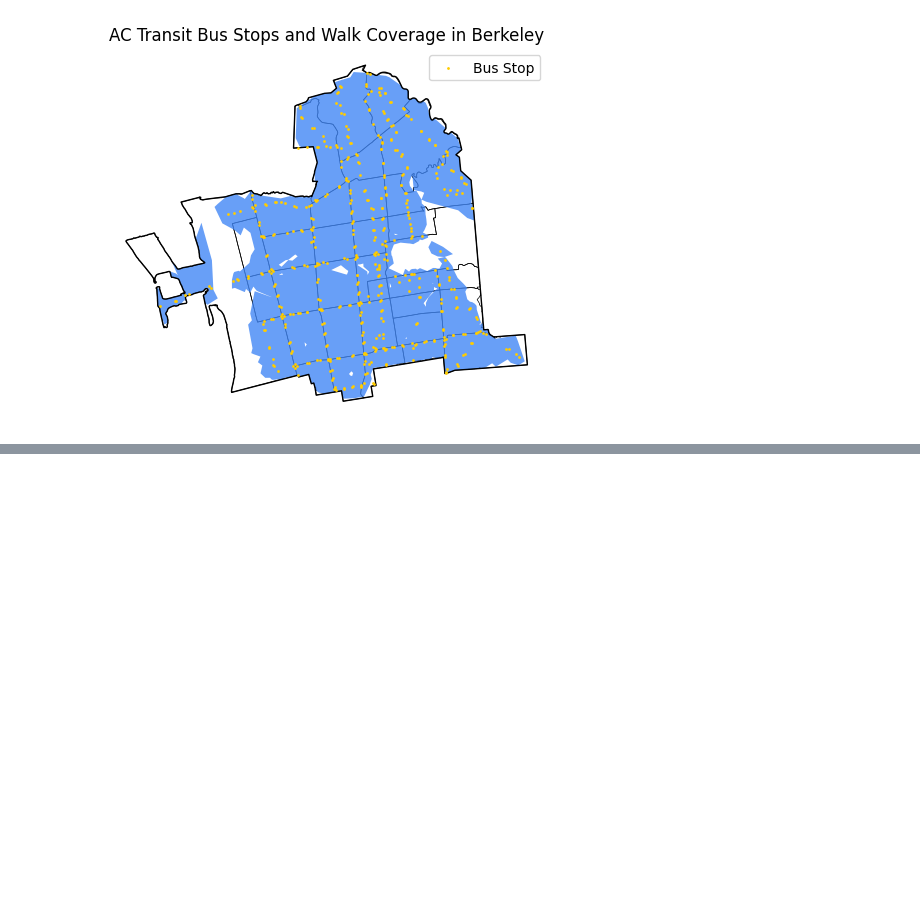
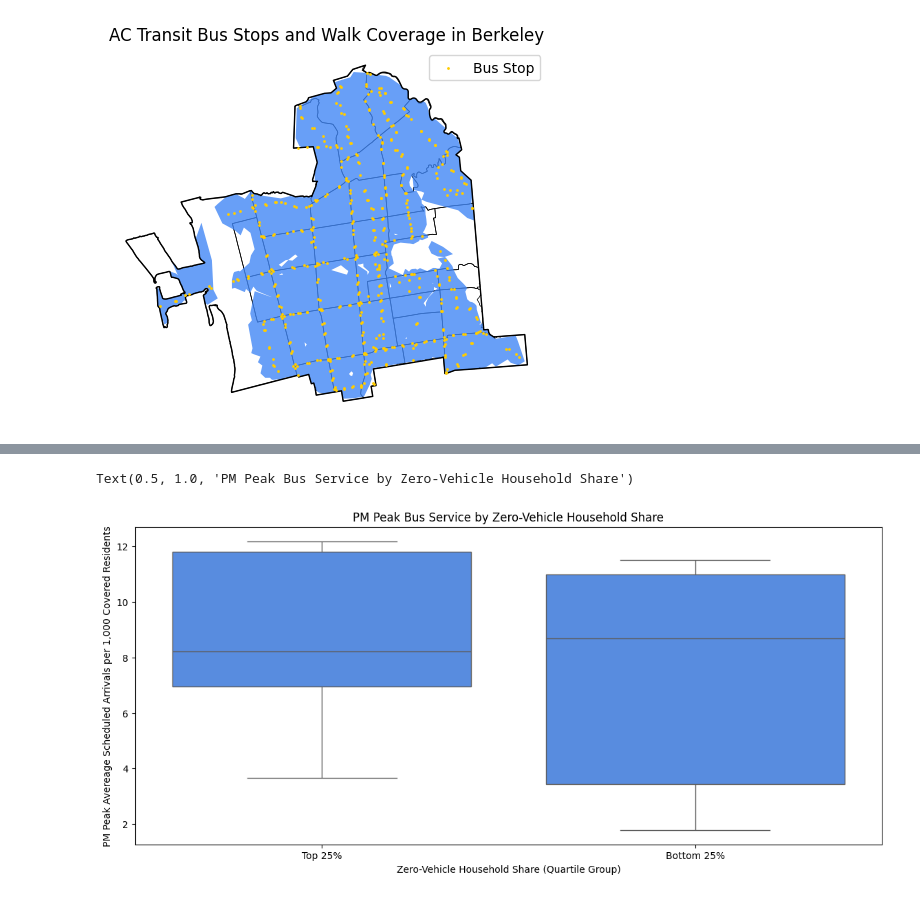
Before and after one commit to lequangvincent/ac-transit-equity, a Jupyter notebook: src/notebooks/visualization.ipynb, the cells around one changed output, grey strips where cells are left out. Saved outputs shown, nothing was run; the diff lists cells and outputs as text; code cells hidden in the pictures; blank space fills up the shorter version.

```diff
--- a/src/notebooks/visualization.ipynb
+++ b/src/notebooks/visualization.ipynb
@@ -126,0 +220,28 @@ plt.show()
+# %%
+pm_time_block_arrivals = peak_time_block_arrivals[peak_time_block_arrivals["time_block"] == "PM Peak (15–18:59)"].reset_index(drop=True)
+q25 = pm_time_block_arrivals["%_no_vehicle_households"].quantile(0.25)
+q75 = pm_time_block_arrivals["%_no_vehicle_households"].quantile(0.75)
+
+pm_time_block_arrivals["access_group"] = "Middle 50%"
+
+pm_time_block_arrivals.loc[pm_time_block_arrivals["%_no_vehicle_households"] <= q25, "access_group"] = "Top 25%"
+pm_time_block_arrivals.loc[pm_time_block_arrivals["%_no_vehicle_households"] >= q75, "access_group"] = "Bottom 25%"
+
+pm_time_block_arrivals = pm_time_block_arrivals[(pm_time_block_arrivals["access_group"] == "Bottom 25%") | (pm_time_block_arrivals["access_group"] == "Top 25%")]
+
+plt.figure(figsize=(14, 6))
+
+ax = sns.boxplot(
+    data=pm_time_block_arrivals,
+    x="access_group",
+    y="average_arrivals_normalized",
+    showfliers=False,
+    color="#4287f5",
+)
+
+ax.set_xlabel("Zero-Vehicle Household Share (Quartile Group)")
+ax.set_ylabel("PM Peak Avereage Scheduled Arrivals per 1,000 Covered Residents")
+ax.set_title("PM Peak Bus Service by Zero-Vehicle Household Share")
+# %% [output]
+Text(0.5, 1.0, 'PM Peak Bus Service by Zero-Vehicle Household Share')
+[figure, added]
```
Also changed, not shown: parts of 8 cells of this notebook, 12 other files.
